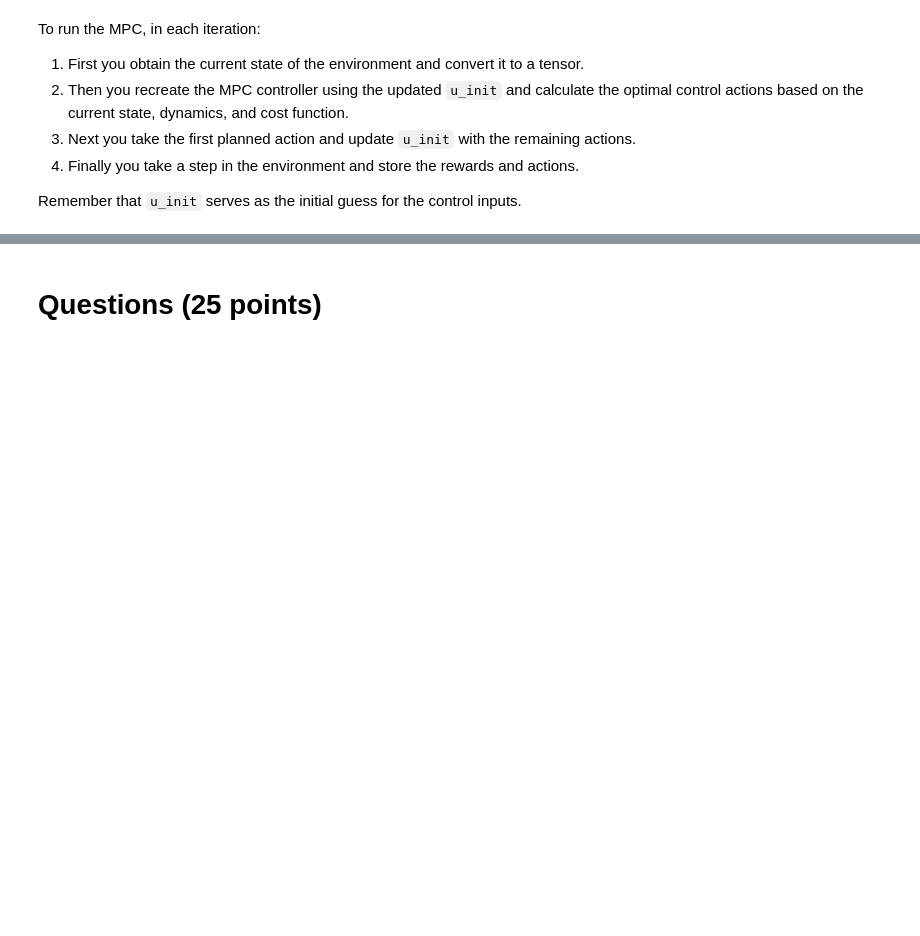
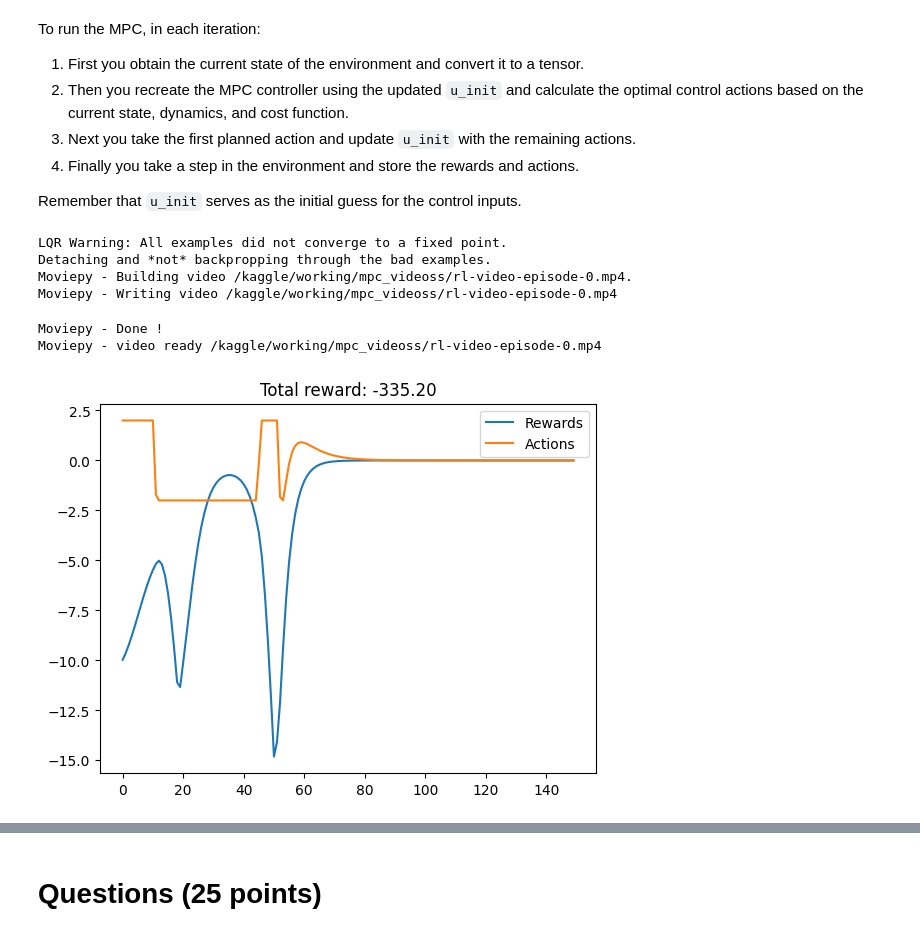
Before and after one commit to ParsaGhezelbash/DeepRL, a Jupyter notebook: HW/HW 5/RL_HW5_MPC.ipynb, the cells around one changed output, grey strips where cells are left out. Drawn from its saved outputs; the diff is of its cells as text; code cells hidden in the pictures; blank space fills up the shorter version.

Commit message:
Kaggle Notebook | DeepRL_HW5_MPC | Version 1

```diff
--- a/HW/HW 5/RL_HW5_MPC.ipynb
+++ b/HW/HW 5/RL_HW5_MPC.ipynb
@@ -69,20 +82,27 @@ env = RecordVideo(env, video_directory)
 # Set the number of steps to record
 num_steps = 500
 
-# TODO: Reset the environment to get the initial state
+# Reset the environment to get the initial state
+state = env.reset()
 
 
 for _ in (pbar := trange(num_steps)):
-    # TODO: Sample a random action
+    # Sample a random action
+    action = [random.uniform(-2, 2)]
 
 
-    # TODO: Step the environment
+    # Step the environment
+    state, reward, terminated, truncated, info = env.step(action)
 
 
-    # TODO: Render the environment
+    # Render the environment
+    env.render()
 
 
-    # TODO: If done reset and get new state
+    # If done reset and get new state
+    if terminated or truncated:
+        break
+
 
 
     pbar.set_description(f'Action = {action[0]:.2f} | Reward = {reward:.2f}')
@@ -185,10 +227,10 @@ To run the MPC, in each iteration:
 Remember that `u_init` serves as the initial guess for the control inputs.
 # %%
 # Select the hyperparameters
-RUN_ITER = ...
-TIMESTEPS = ...
-N_BATCH = ...
-LQR_ITER = ...
+RUN_ITER = 150
+TIMESTEPS = 20
+N_BATCH = 1
+LQR_ITER = 10
 
 
 # Setup the environmnet
@@ -203,40 +245,51 @@ env.unwrapped.state = [np.pi, 1] # Environment must start in downward position
 cost = define_swingup_goal()
 u_init = None
 
 
 # Run MPC
 rewards, actions = [], []
 for _ in (pbar := trange(RUN_ITER)):
     state = env.unwrapped.state.copy()
-    state = torch.tensor(state).view(1, -1)
+    state = torch.tensor(state, dtype=torch.float32).view(1, -1)
     # recreate controller using updated u_init (kind of wasteful right?)
     ctrl = mpc.MPC(2, 1, TIMESTEPS, u_lower=-2.0, u_upper=+2.0,
                    lqr_iter=LQR_ITER, exit_unconverged=False, eps=1e-2,
                    n_batch=N_BATCH, backprop=False, verbose=0, u_init=u_init,
                    grad_method=mpc.GradMethods.AUTO_DIFF)
 
     # compute action based on current state, dynamics, and cost
     nominal_states, nominal_actions, nominal_objs = ctrl(state, cost, PendulumDynamics())
 
-    # TODO: Take first planned action
-    action = ...
+    # Take first planned action
+    action = nominal_actions[0].detach().numpy().reshape(-1)
 
-    َ# Update u_init
-    u_init = torch.cat((nominal_actions[1:], torch.zeros(1, N_BATCH, 1)), dim=0)
+    # Update u_init
+    u_init = torch.cat((nominal_actions[1:], torch.zeros(1, N_BATCH, 1, dtype=torch.float32)), dim=0)
 
-    # TODO: Take a step in the environment
+    # Take a step in the environment
+    state, reward, terminated, truncated, info = env.step(action)
 
 
-    # TODO: Store the latest action and reward
+    # Store the latest action and reward
+    actions.append(action[0])
+    rewards.append(reward)
 
 
     pbar.set_description(f"Action = {actions[-1]:.2f} | Reward = {rewards[-1]:.2f}")
     env.render()
 
 env.close()
 
 # Plot the results
 plot_results(rewards, actions)
+# %% [output]
+LQR Warning: All examples did not converge to a fixed point.
+Detaching and *not* backpropping through the bad examples.
+Moviepy - Building video /kaggle/working/mpc_videoss/rl-video-episode-0.mp4.
+Moviepy - Writing video /kaggle/working/mpc_videoss/rl-video-episode-0.mp4
+Moviepy - Done !
+Moviepy - video ready /kaggle/working/mpc_videoss/rl-video-episode-0.mp4
+[figure, added]
 # %%
 # Show the policy learned
 embed_mp4(f'{video_directory}/rl-video-episode-0.mp4')
```
Also changed, not shown: parts of 3 cells of this notebook.
